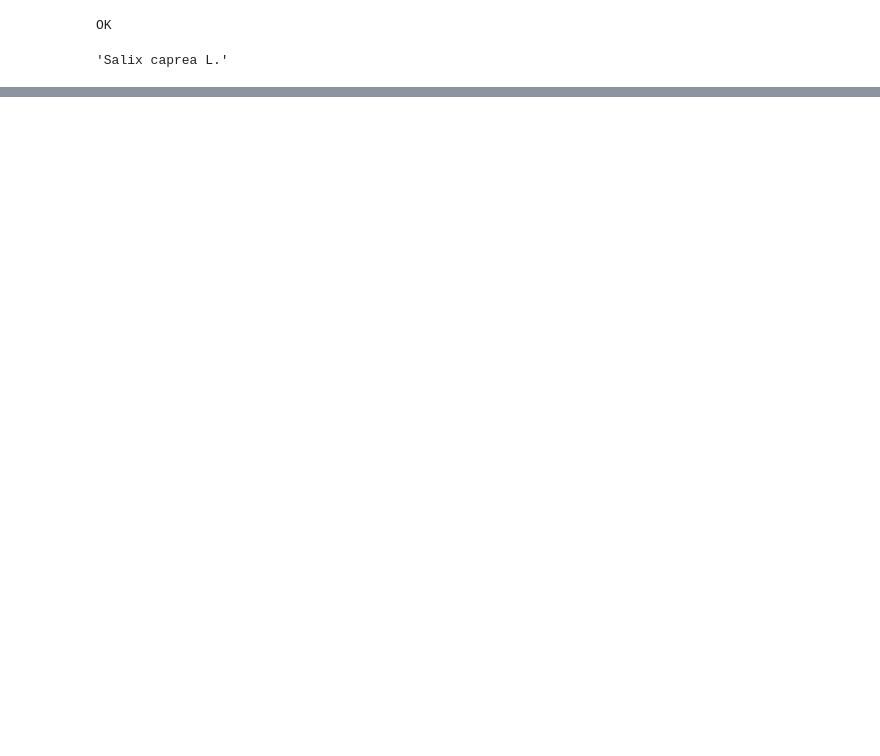
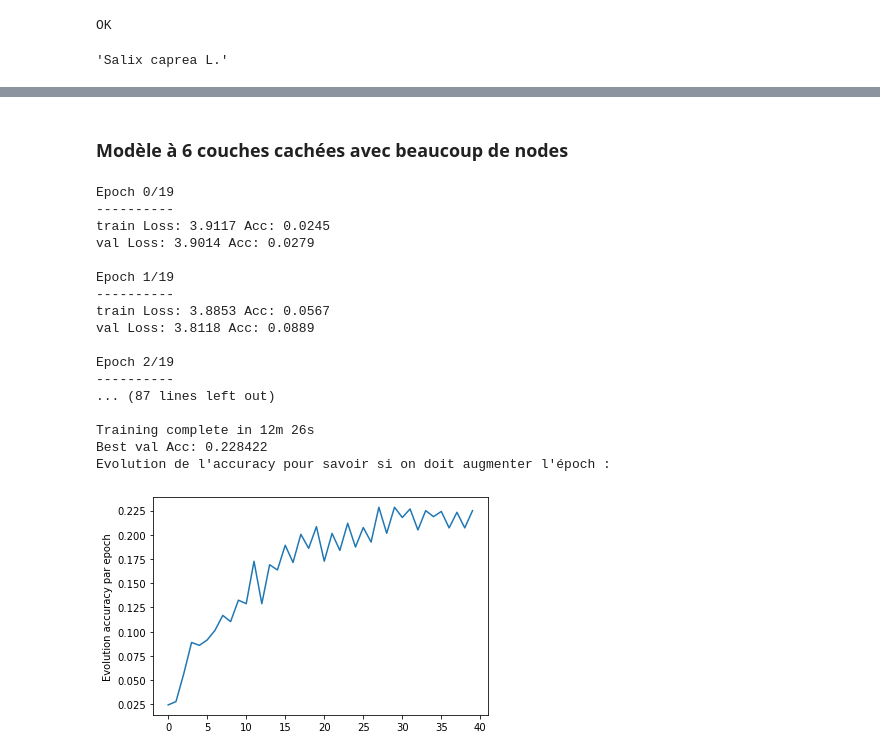
Before and after one commit to LemaitreT/Reconnaissance-visuel-de-plante, a Jupyter notebook: MultiLayer-Perceptron.ipynb, the cells around one changed output, grey strips where cells are left out. Drawn from its saved outputs; the diff is of its cells as text; code cells hidden in the pictures; blank space fills up the shorter version.

```diff
--- a/MultiLayer-Perceptron.ipynb
+++ b/MultiLayer-Perceptron.ipynb
@@ -293,0 +311,38 @@ def train_model(model, criterion, optimizer, scheduler, num_epochs=25):
+# %% [markdown]
+### Modèle à 6 couches cachées avec beaucoup de nodes
+# %%
+INPUT_DIM = 3 * 224 * 224 # correspond à la taille d'une image précedemment normalisée
+HID_DIMS = [1024, 512, 256, 128, 64, 32] # Tableau de layers, chacun exprimant le nombre de node utilisée
+OUTPUT_DIM = 50 # Dimension finale
+model_ft = MLP(INPUT_DIM, HID_DIMS, OUTPUT_DIM)
+
+class_names = image_datasets['train'].classes
+
+model_ft = model_ft.to(device)
+
+criterion = nn.CrossEntropyLoss()
+
+optimizer_ft = optim.SGD(model_ft.parameters(), lr=0.001, momentum=0.9)
+# Decay LR by a factor of 0.1 every 7 epochs
+exp_lr_scheduler = lr_scheduler.StepLR(optimizer_ft, step_size=7, gamma=0.1)
+
+best_model2 = train_model(model_ft, criterion, optimizer_ft, exp_lr_scheduler,num_epochs=20)
+# %% [output]
+Epoch 0/19
+----------
+train Loss: 3.9117 Acc: 0.0245
+val Loss: 3.9014 Acc: 0.0279
+
+Epoch 1/19
+----------
+train Loss: 3.8853 Acc: 0.0567
+val Loss: 3.8118 Acc: 0.0889
+
+Epoch 2/19
+----------
+... (87 lines left out)
+
+Training complete in 12m 26s
+Best val Acc: 0.228422
+Evolution de l'accuracy pour savoir si on doit augmenter l'époch :
+[figure, added]
```
Also changed, not shown: parts of 34 cells of this notebook.
